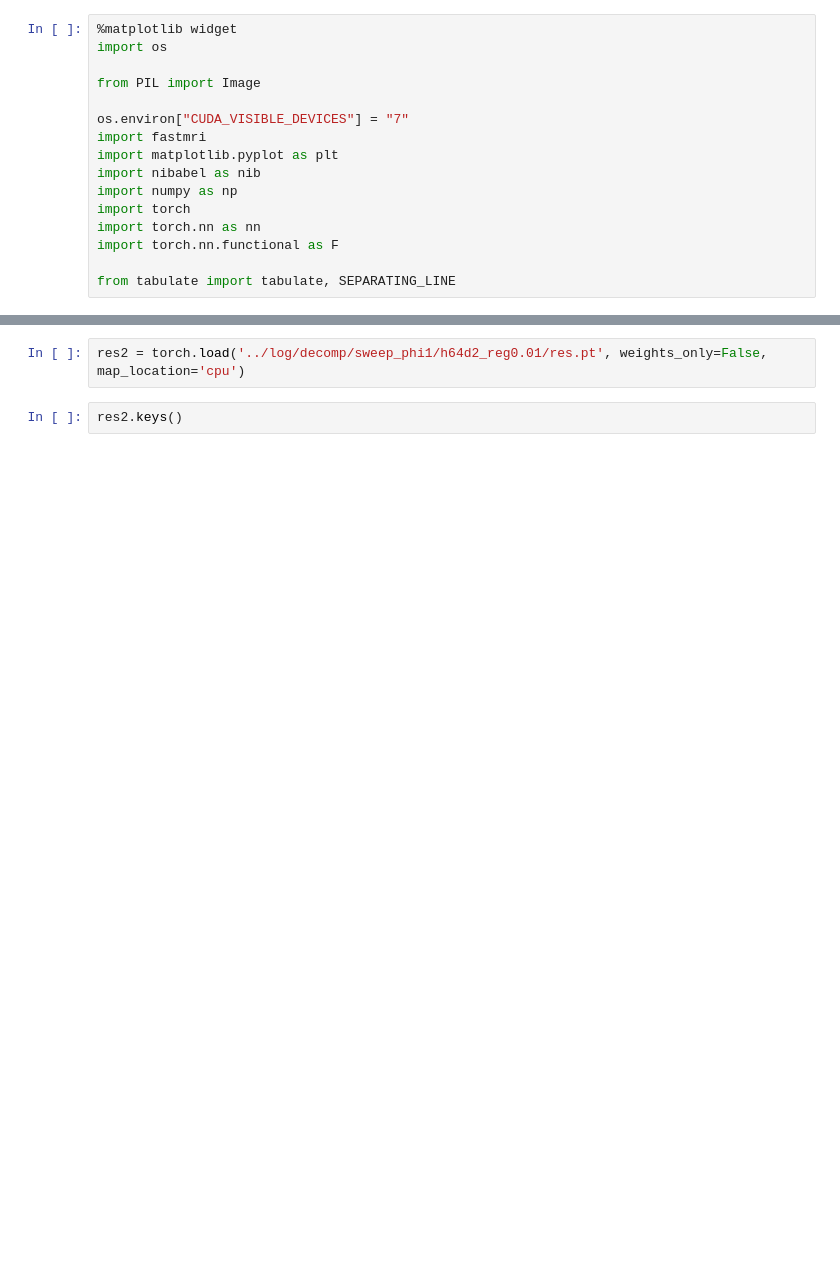
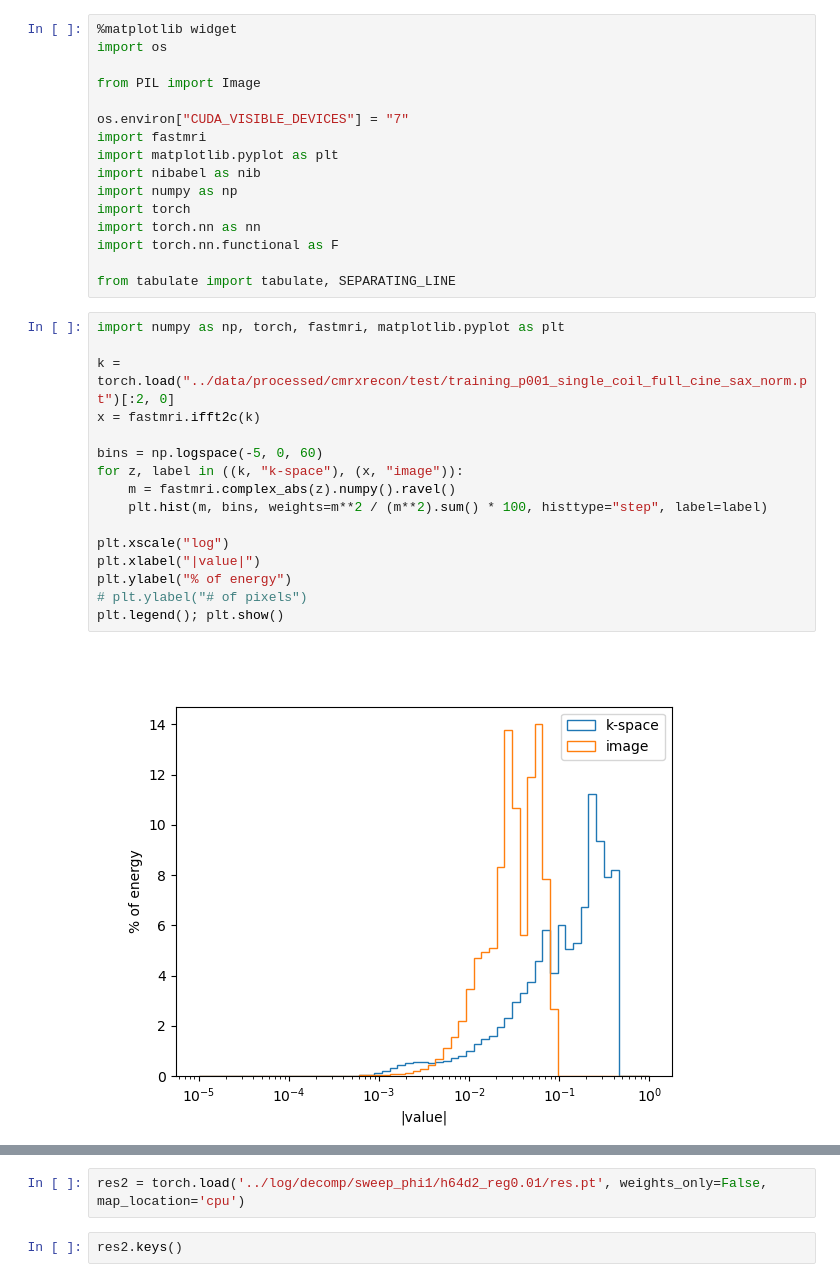
Before and after one commit to somcogo/space_time_reg, a Jupyter notebook: notebooks/notebook.ipynb, the cells around one changed output, grey strips where cells are left out. Cells and saved outputs as stored; diff of their text form; blank space fills up the shorter version.

```diff
--- a/notebooks/notebook.ipynb
+++ b/notebooks/notebook.ipynb
@@ -14,3 +14,21 @@ import torch.nn as nn
 import torch.nn.functional as F
 
 from tabulate import tabulate, SEPARATING_LINE
+# %%
+import numpy as np, torch, fastmri, matplotlib.pyplot as plt
+
+k = torch.load("../data/processed/cmrxrecon/test/training_p001_single_coil_full_cine_sax_norm.pt")[:2, 0]
+x = fastmri.ifft2c(k)
+
+bins = np.logspace(-5, 0, 60)
+for z, label in ((k, "k-space"), (x, "image")):
+    m = fastmri.complex_abs(z).numpy().ravel()
+    plt.hist(m, bins, weights=m**2 / (m**2).sum() * 100, histtype="step", label=label)
+
+plt.xscale("log")
+plt.xlabel("|value|")
+plt.ylabel("% of energy")
+# plt.ylabel("# of pixels")
+plt.legend(); plt.show()
+# %% [output]
+[figure, added]
```
Also changed, not shown: parts of 7 cells of this notebook, 5 other files.
